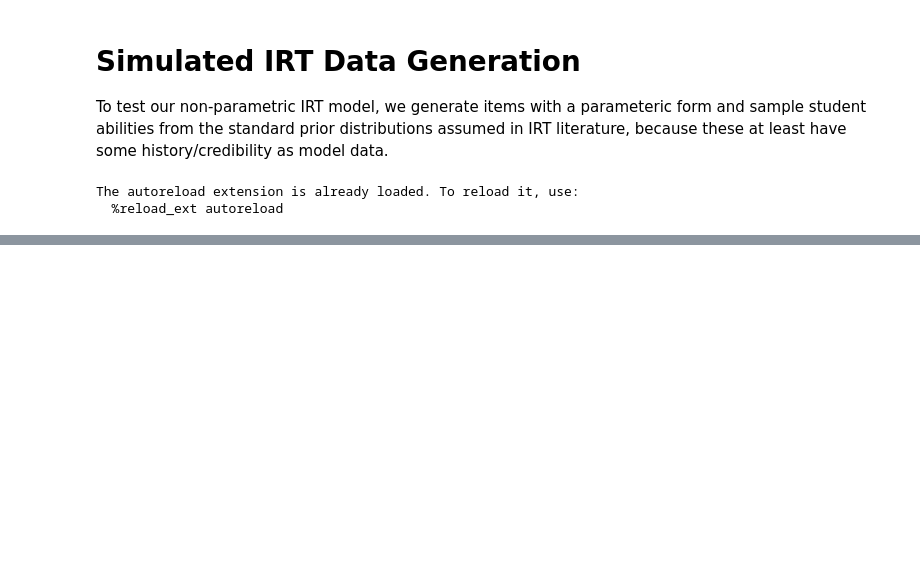
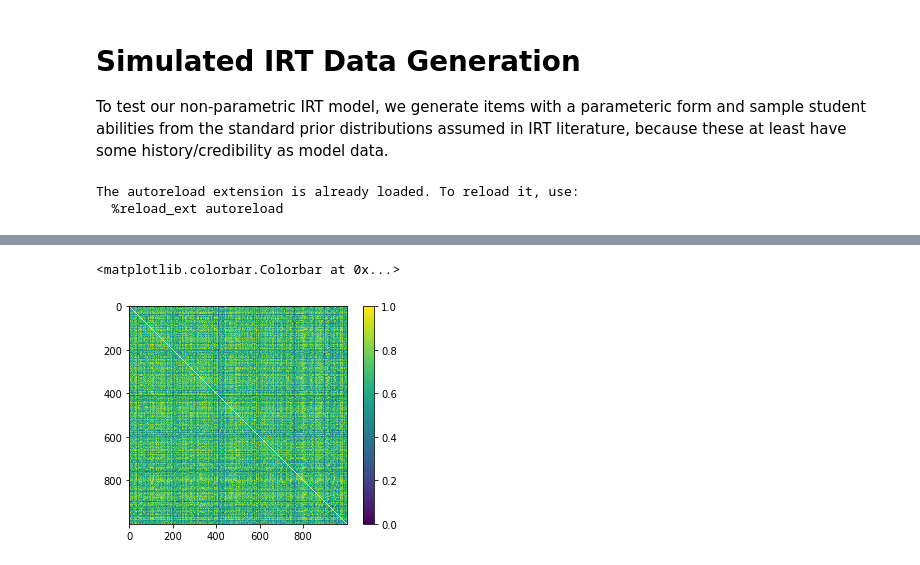
Before and after one commit to ETS-Next-Gen/irt-mcmc, a Jupyter notebook: notebooks/simulate_irt_data.ipynb, the cells around one changed output, grey strips where cells are left out. Cells and saved outputs as stored; diff of their text form; code cells hidden in the pictures; blank space fills up the shorter version.

```diff
--- a/notebooks/simulate_irt_data.ipynb
+++ b/notebooks/simulate_irt_data.ipynb
@@ -51,3 +71,11 @@ We use k-means with abs cosine distance (generally, over the set of persons that
+# %%
+d = nirt.clustering.abs_cos_dist(X)
+# %%
+plt.imshow(d)
+plt.colorbar()
+# %% [output]
+<matplotlib.colorbar.Colorbar at 0x...>
+[figure, added]
 # %%
 kmeans = sklearn.cluster.KMeans(n_clusters=C, random_state=0).fit(X.transpose())
 print(kmeans.labels_)
```
Also changed, not shown: parts of 35 cells of this notebook, 11 other files.
